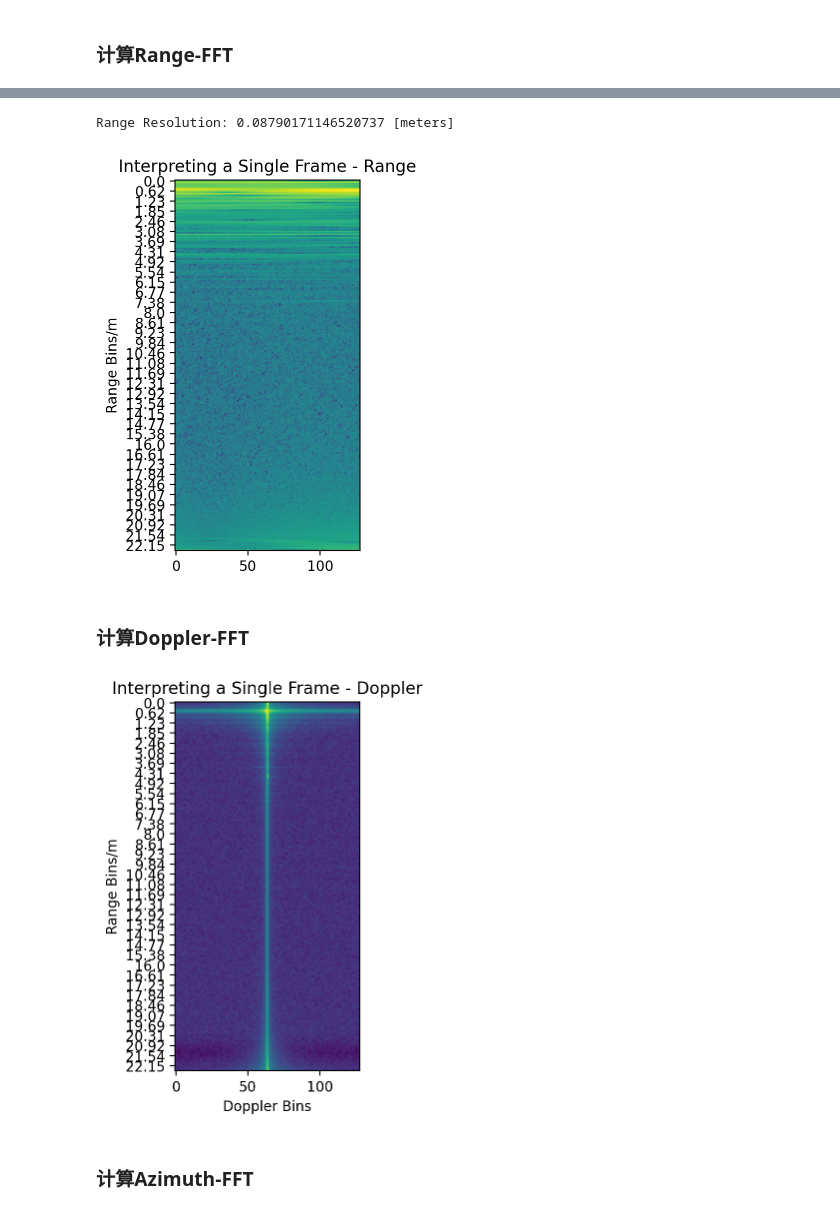
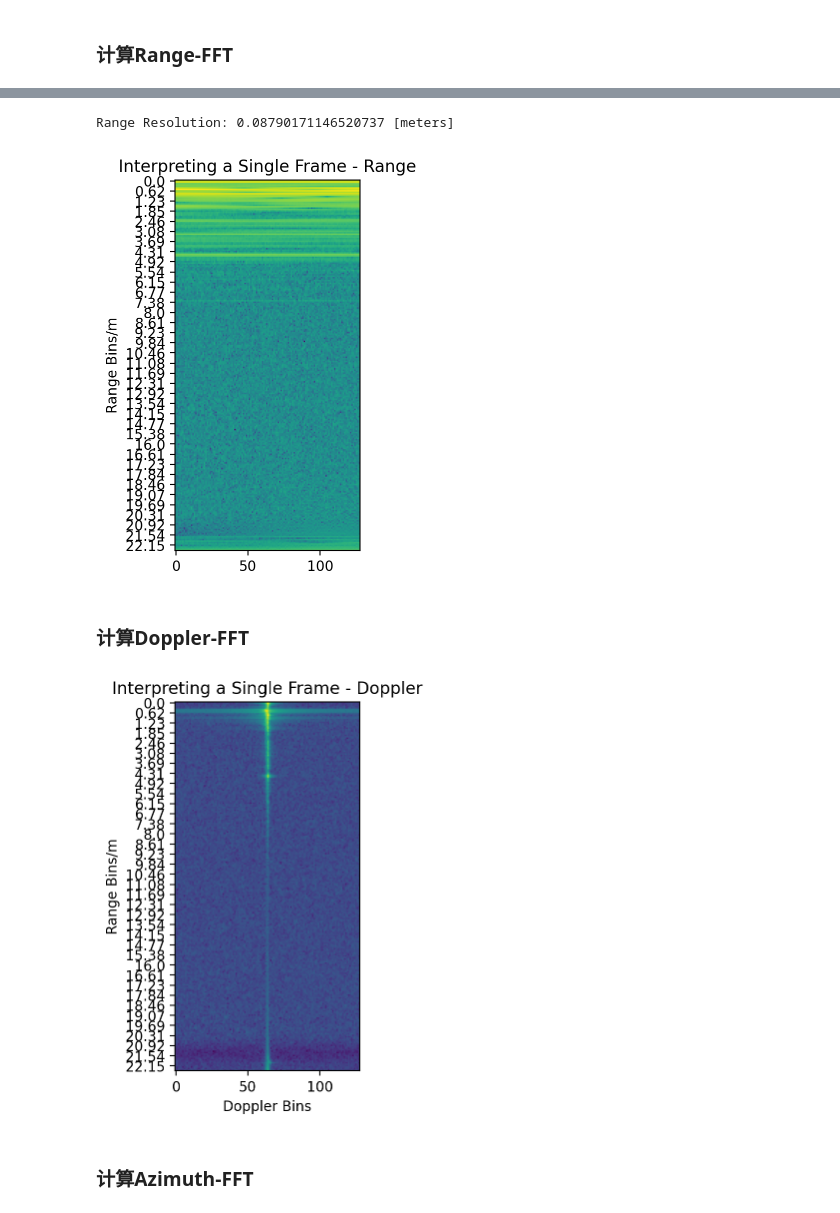
Before and after one commit to gaoweifan/pyRadar, a Jupyter notebook: testDecode_AWR2243.ipynb, the cells around one changed output, grey strips where cells are left out. Saved outputs shown, nothing was run; the diff lists cells and outputs as text; code cells hidden in the pictures.

```diff
--- a/testDecode_AWR2243.ipynb
+++ b/testDecode_AWR2243.ipynb
@@ -60,3 +55,20 @@ plt.show()
 [figure]
 # %% [markdown]
 ### 计算Range-FFT
+# %%
+window=np.kaiser(ADC_PARAMS['samples'], 4)
+# window=np.hanning(ADC_PARAMS['samples'])
+window_fft = np.fft.fft(window, ADC_PARAMS['samples'])
+window_fft = np.fft.fftshift(window_fft)
+
+plt.subplot(2,1,1)
+plt.plot(window)
+plt.title("Kaiser window")
+plt.show()
+
+plt.subplot(2,1,2)
+plt.plot(np.abs(window_fft))
+plt.title("Frequency response of Kaiser window")
+plt.show()
+
+# window=np.tile(window,(adc_data.shape[0],adc_data.shape[1],adc_data.shape[2],adc_data.shape[3],1))
@@ -63,23 +78,25 @@ plt.show()
+# %%
+adc_data_w=adc_data*window
 # %%
-range_plot = np.fft.fft(adc_data_2d[frame_index], axis=2)
+range_plot = np.fft.fft(adc_data_w[frame_index], axis=-1)
 # Calculating bandwidth of the chirp, accounting for unit conversion
 chirp_bandwidth = (ADC_PARAMS['freq_slope'] * 1e12 * ADC_PARAMS['samples']) / (ADC_PARAMS['sample_rate'] * 1e3)
 
 # Using our derived equation for range resolution
 range_res = 3e8 / (2 * chirp_bandwidth)
 print(f'Range Resolution: {range_res} [meters]')
 
 # Apply the range resolution factor to the range indices
 ranges = np.round(np.arange(ADC_PARAMS['samples']) * range_res,2)
 
 # Visualize Results
-plt.imshow(np.log(np.abs(range_plot.sum(1)).T))
+plt.imshow(np.log(np.abs(range_plot[:,0,:,:].sum(1)).T))
 plt.ylabel('Range Bins/m')
 plt.yticks(np.arange(ADC_PARAMS['samples'])[::7],ranges[::7])
 plt.title('Interpreting a Single Frame - Range')
 plt.show()
 # %% [output]
 Range Resolution: 0.08790171146520737 [meters]
-[figure, old version]
+[figure, new version]
 # %% [markdown]
 ### 计算Doppler-FFT
@@ -86,16 +106,16 @@ Range Resolution: 0.08790171146520737 [meters]
 # %%
-range_doppler = np.fft.fft(range_plot, axis=0)
+range_doppler = np.fft.fft(range_plot_w, axis=0)
 range_doppler = np.fft.fftshift(range_doppler, axes=0)
 
 # Visualize Results
-plt.imshow(np.log(np.abs(range_doppler).T).sum(1))
+plt.imshow(np.log(np.abs(range_doppler[:,0,:,:]).T).sum(1))
 plt.xlabel('Doppler Bins')
 plt.ylabel('Range Bins/m')
 plt.yticks(np.arange(ADC_PARAMS['samples'])[::7],ranges[::7])
 plt.title('Interpreting a Single Frame - Doppler')
 plt.show()
 # %% [output]
-[figure, old version]
+[figure, new version]
 # %% [markdown]
 ### 计算Azimuth-FFT
 # %%
```
Also changed, not shown: parts of 4 cells of this notebook.
